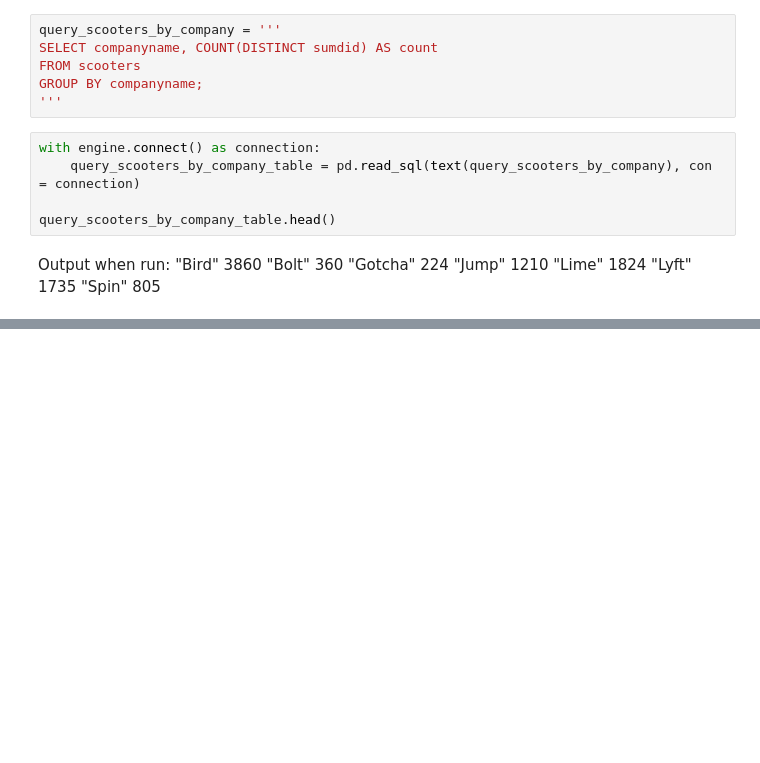
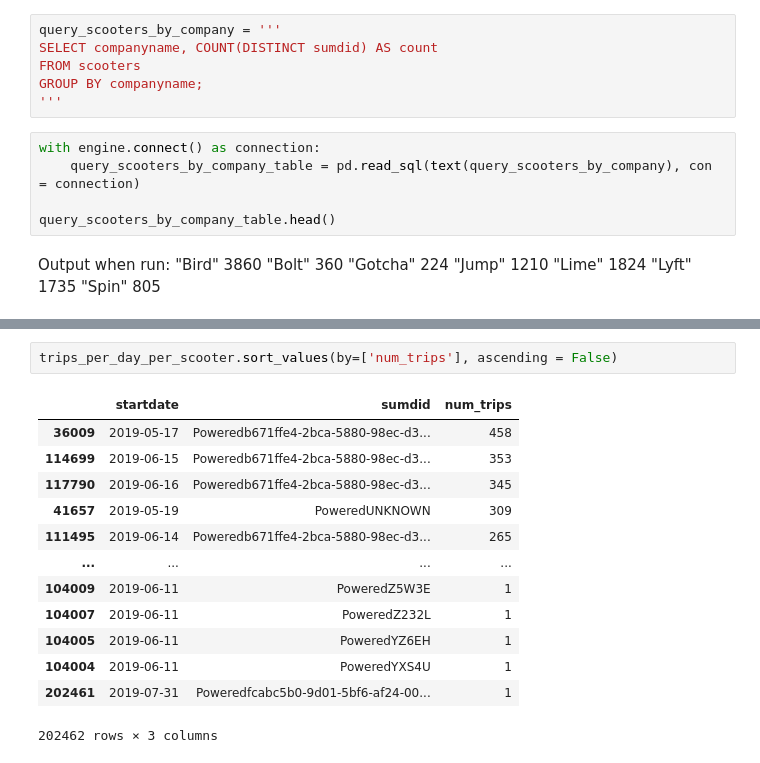
Before and after one commit to NSS-Data-Analytics-Cohort-10/scooters-group-1, a Jupyter notebook: notebooks/Scooters_AH.ipynb, the cells around one changed output, grey strips where cells are left out. Cells and saved outputs as stored; diff of their text form; blank space fills up the shorter version.

```diff
--- a/notebooks/Scooters_AH.ipynb
+++ b/notebooks/Scooters_AH.ipynb
@@ -259,0 +358,16 @@ Output when run:
+# %%
+trips_per_day_per_scooter.sort_values(by=['num_trips'], ascending = False)
+# %% [output]
+|  | startdate | sumdid | num_trips |
+| 36009 | 2019-05-17 | Poweredb671ffe4-2bca-5880-98ec-d3... | 458 |
+| 114699 | 2019-06-15 | Poweredb671ffe4-2bca-5880-98ec-d3... | 353 |
+| 117790 | 2019-06-16 | Poweredb671ffe4-2bca-5880-98ec-d3... | 345 |
+| 41657 | 2019-05-19 | PoweredUNKNOWN | 309 |
+| 111495 | 2019-06-14 | Poweredb671ffe4-2bca-5880-98ec-d3... | 265 |
+| ... | ... | ... | ... |
+| 104009 | 2019-06-11 | PoweredZ5W3E | 1 |
+| 104007 | 2019-06-11 | PoweredZ232L | 1 |
+| 104005 | 2019-06-11 | PoweredYZ6EH | 1 |
+| 104004 | 2019-06-11 | PoweredYXS4U | 1 |
+| 202461 | 2019-07-31 | Poweredfcabc5b0-9d01-5bf6-af24-00... | 1 |
+202462 rows × 3 columns
```
Also changed, not shown: parts of 13 cells of this notebook.
